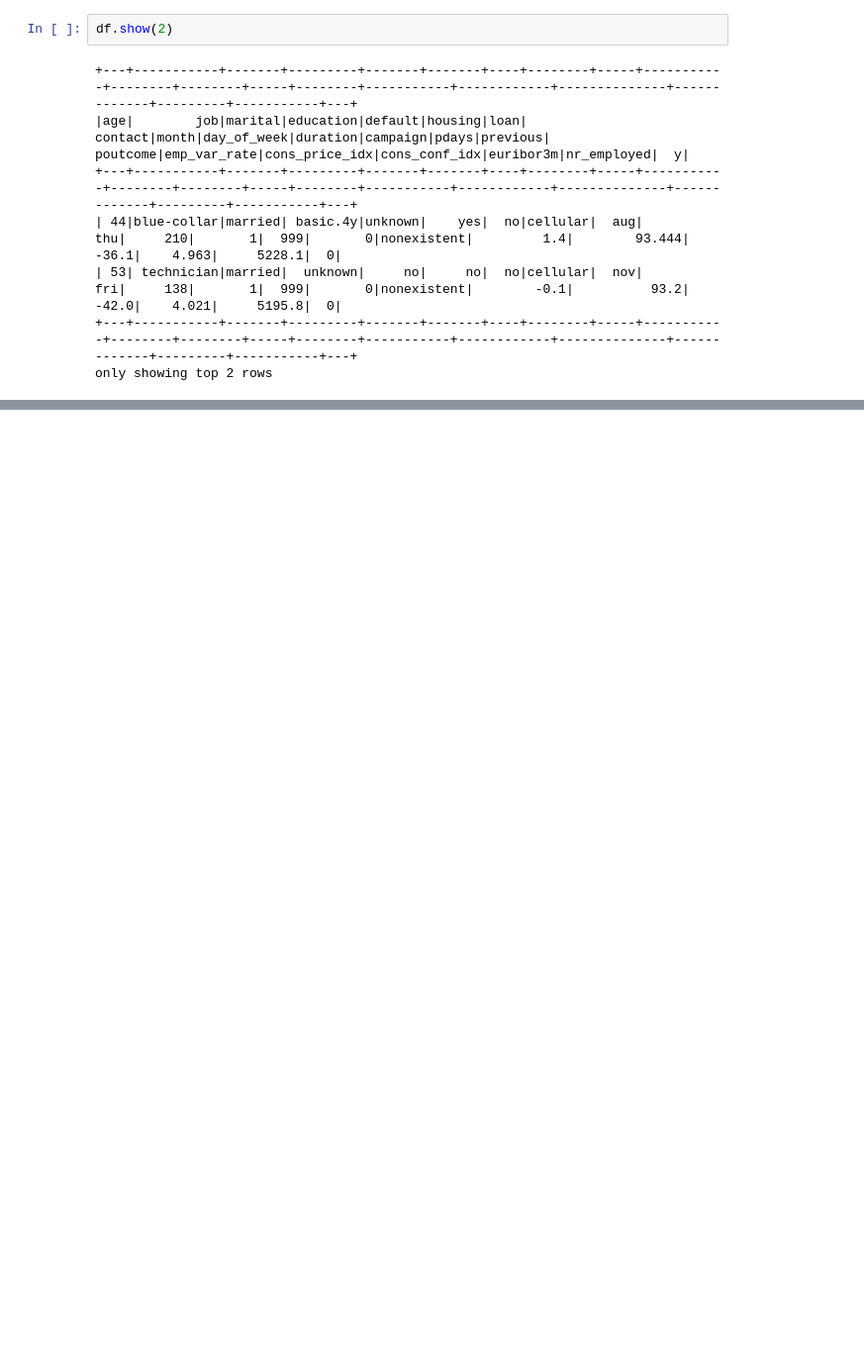
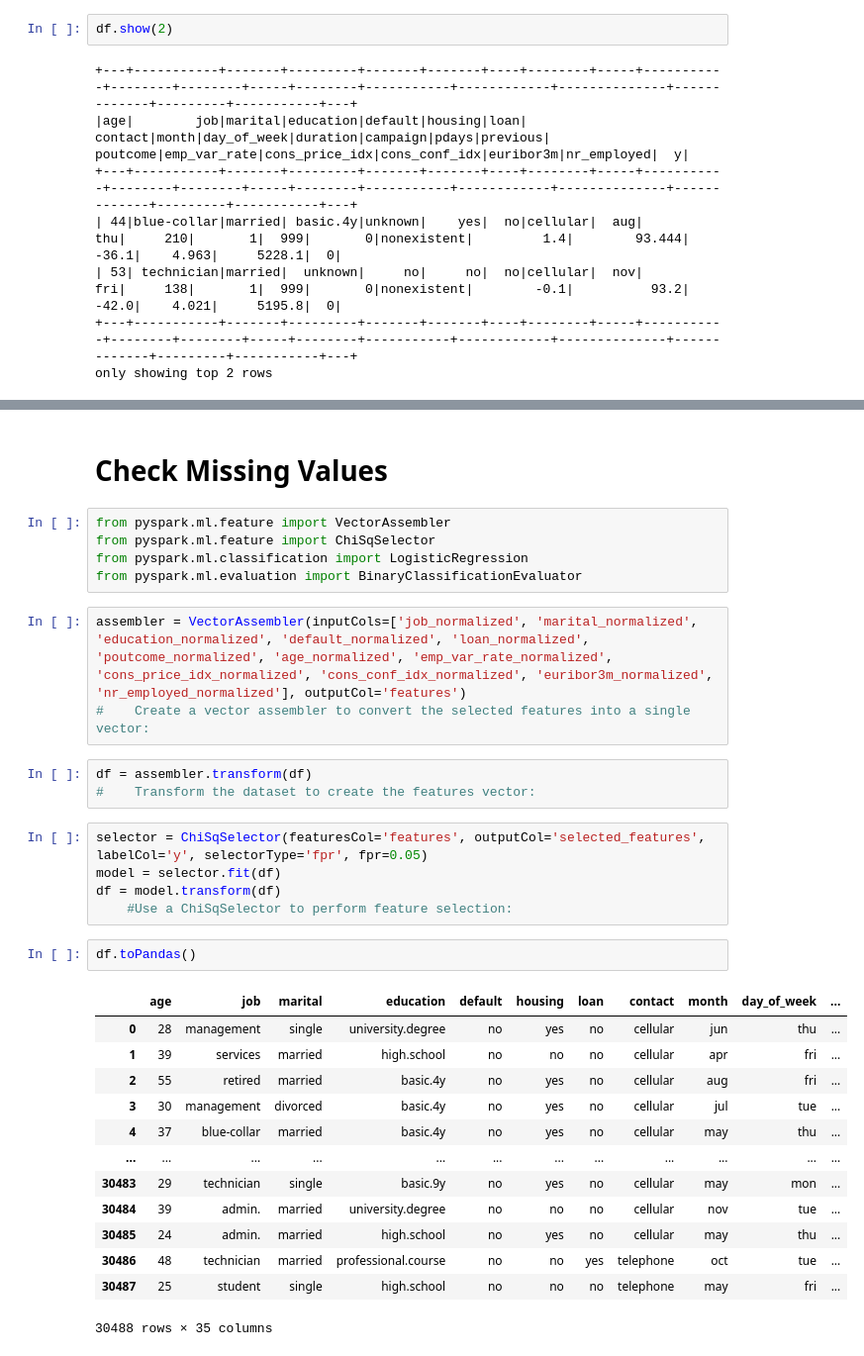
Before and after one commit to hosseinbahak/pyspark-logic-regression, a Jupyter notebook: bank_minnner.ipynb, the cells around one changed output, grey strips where cells are left out. Shown at 99% size. Cells and saved outputs as stored; diff of their text form; blank space fills up the shorter version.

```diff
--- a/bank_minnner.ipynb
+++ b/bank_minnner.ipynb
@@ -27,0 +482,34 @@ only showing top 2 rows
+# %% [markdown]
+# Check Missing Values
+# %%
+from pyspark.ml.feature import VectorAssembler
+from pyspark.ml.feature import ChiSqSelector
+from pyspark.ml.classification import LogisticRegression
+from pyspark.ml.evaluation import BinaryClassificationEvaluator
+# %%
+assembler = VectorAssembler(inputCols=['job_normalized', 'marital_normalized', 'education_normalized', 'default_normalized', 'loan_normalized', 'poutcome_normalized', 'age_normalized', 'emp_var_rate_normalized', 'cons_price_idx_normalized', 'cons_conf_idx_normalized', 'euribor3m_normalized', 'nr_employed_normalized'], outputCol='features')
+#    Create a vector assembler to convert the selected features into a single vector:
+# %%
+df = assembler.transform(df)
+#    Transform the dataset to create the features vector:
+# %%
+selector = ChiSqSelector(featuresCol='features', outputCol='selected_features', labelCol='y', selectorType='fpr', fpr=0.05)
+model = selector.fit(df)
+df = model.transform(df)
+    #Use a ChiSqSelector to perform feature selection:
+# %%
+df.toPandas()
+# %% [output]
+|  | age | job | marital | education | default | housing | loan | contact | month | day_of_week | ... |
+| 0 | 28 | management | single | university.degree | no | yes | no | cellular | jun | thu | ... |
+| 1 | 39 | services | married | high.school | no | no | no | cellular | apr | fri | ... |
+| 2 | 55 | retired | married | basic.4y | no | yes | no | cellular | aug | fri | ... |
+| 3 | 30 | management | divorced | basic.4y | no | yes | no | cellular | jul | tue | ... |
+| 4 | 37 | blue-collar | married | basic.4y | no | yes | no | cellular | may | thu | ... |
+| ... | ... | ... | ... | ... | ... | ... | ... | ... | ... | ... | ... |
+| 30483 | 29 | technician | single | basic.9y | no | yes | no | cellular | may | mon | ... |
+| 30484 | 39 | admin. | married | university.degree | no | no | no | cellular | nov | tue | ... |
+| 30485 | 24 | admin. | married | high.school | no | yes | no | cellular | may | thu | ... |
+| 30486 | 48 | technician | married | professional.course | no | no | yes | telephone | oct | tue | ... |
+| 30487 | 25 | student | single | high.school | no | no | no | telephone | may | fri | ... |
+30488 rows × 35 columns
```
Also changed, not shown: parts of 20 cells of this notebook, 2 other files.
